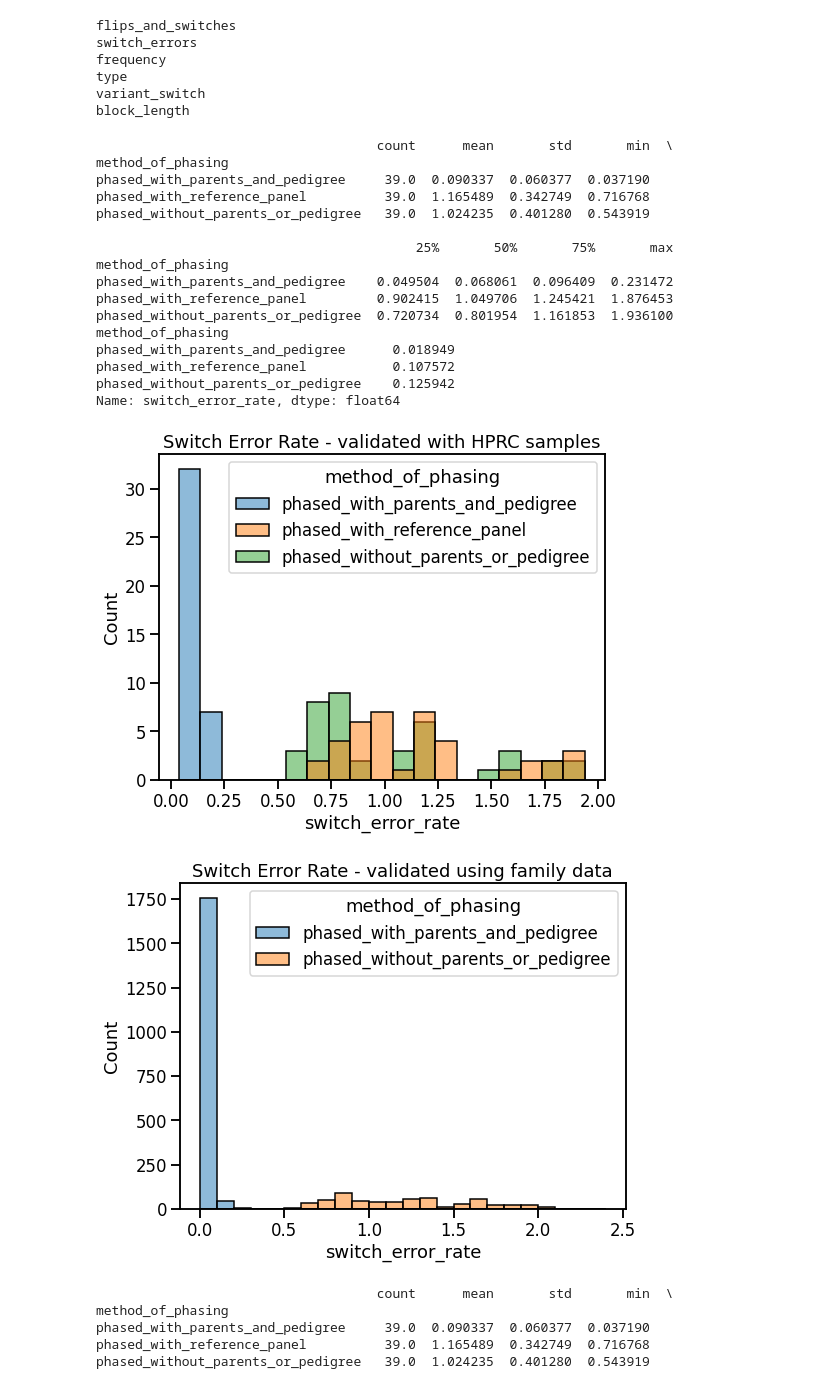
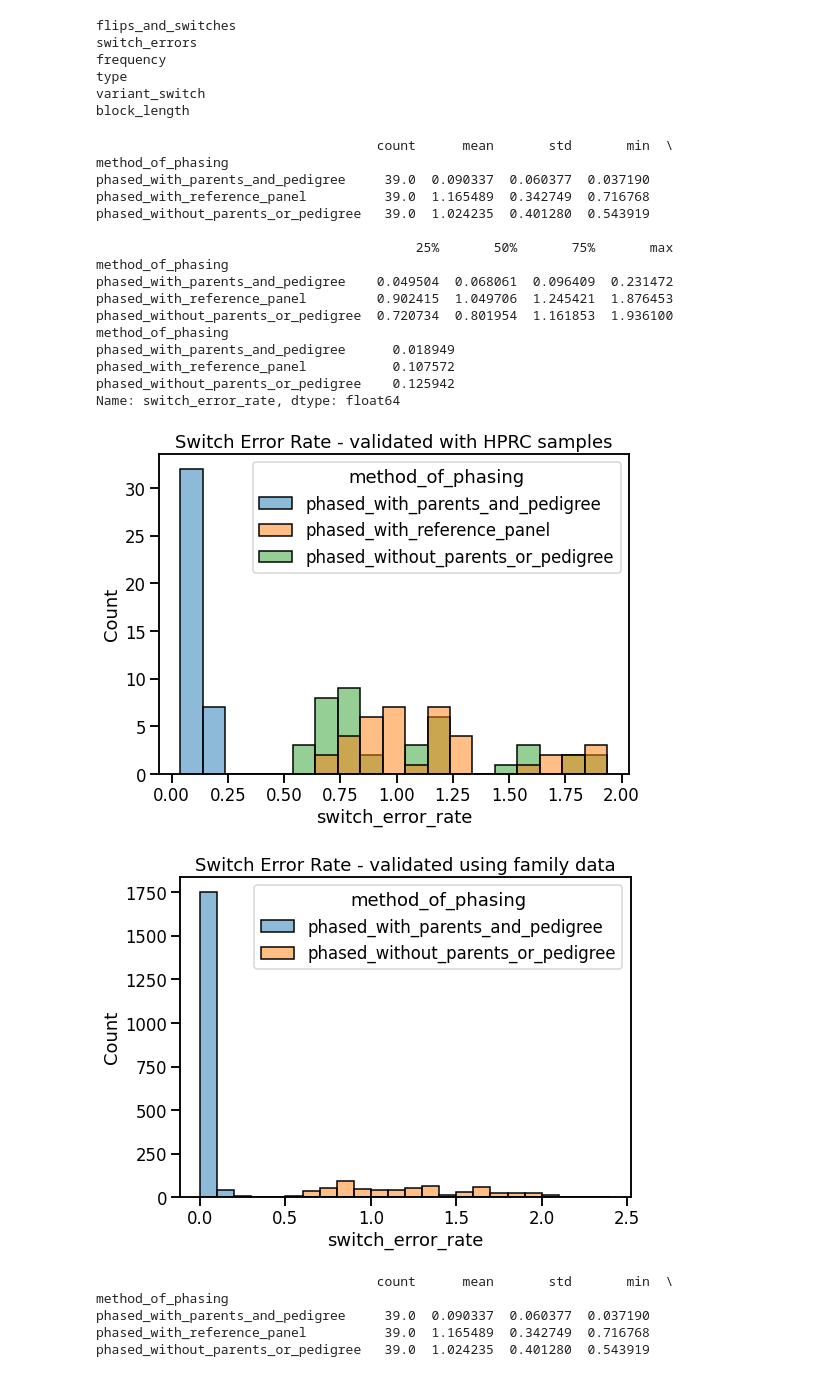
Before and after one commit to JosephLalli/phasing_T2T, a Jupyter notebook: analyze_resulting_statistics.ipynb, the cells around one changed output. Drawn from its saved outputs; the diff is of its cells as text; code cells hidden in the pictures.

Commit message:
fix poorly formatted SER histograms for readme

```diff
--- a/analyze_resulting_statistics.ipynb
+++ b/analyze_resulting_statistics.ipynb
@@ -94,35 +95,40 @@ plot_HPRC = switch_errors.loc[(switch_errors.ground_truth_data_source=='HPRC_sam
 plot_trios = switch_errors.loc[(switch_errors.ground_truth_data_source=='trios') & (switch_errors.variants=='rare_variants')]
 
 sns.set_context('talk')
 plt.figure(figsize=(8,6))
 ax = sns.histplot(x='switch_error_rate', binwidth=.1, hue='method_of_phasing', data=plot_HPRC)
 ax.set_title('Switch Error Rate - validated with HPRC samples')
+plt.tight_layout()
+plt.savefig('phasing_stats/SER_HPRC.png', facecolor='white')
+
 plt.figure(figsize=(8,6))
 ax = sns.histplot(x='switch_error_rate', binwidth=.1, hue='method_of_phasing', data=plot_trios)
 ax.set_title('Switch Error Rate - validated using family data')
+plt.tight_layout()
+plt.savefig('phasing_stats/SER_trios.png', facecolor='white')
 
 print(plot_HPRC.groupby('method_of_phasing').switch_error_rate.describe())
 
 print(plot_HPRC.groupby('method_of_phasing').switch_error_rate.sem()*1.96)
 # %% [output]
                                     count      mean       std       min  \
 method_of_phasing
 phased_with_parents_and_pedigree     39.0  0.090337  0.060377  0.037190
 phased_with_reference_panel          39.0  1.165489  0.342749  0.716768
 phased_without_parents_or_pedigree   39.0  1.024235  0.401280  0.543919
 
                                          25%       50%       75%       max
 method_of_phasing
 phased_with_parents_and_pedigree    0.049504  0.068061  0.096409  0.231472
 phased_with_reference_panel         0.902415  1.049706  1.245421  1.876453
 phased_without_parents_or_pedigree  0.720734  0.801954  1.161853  1.936100
 method_of_phasing
 phased_with_parents_and_pedigree      0.018949
 phased_with_reference_panel           0.107572
 phased_without_parents_or_pedigree    0.125942
 Name: switch_error_rate, dtype: float64
-[figure, old version]
+[figure, new version]
-[figure, old version]
+[figure, new version]
 # %%
 plt.figure(figsize=(8,6))
 ax = sns.swarmplot(y='switch_error_rate', x='method_of_phasing', data=plot_HPRC)
```
Also changed, not shown: parts of 1 cell of this notebook, 2 other files.
